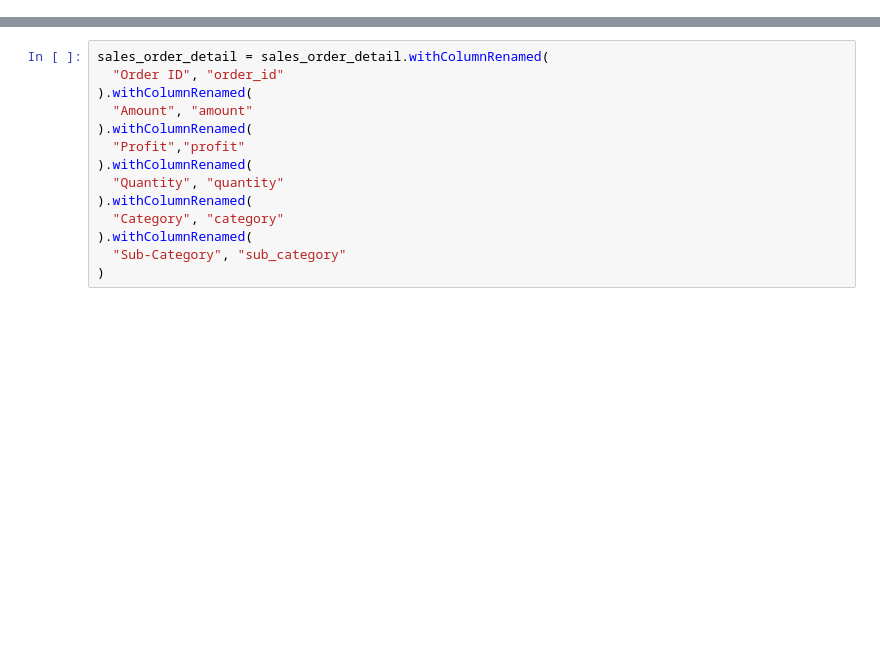
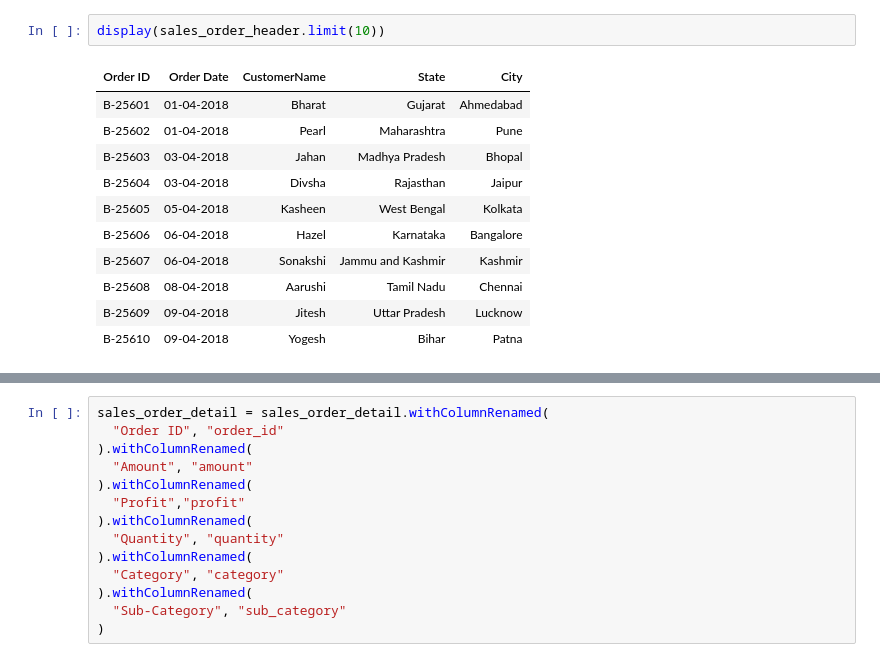
Before and after one commit to gaya3dk/dtuworkshop, a Jupyter notebook: dtu_data_engineering.ipynb, the cells around one changed output, grey strips where cells are left out. Cells and saved outputs as stored; diff of their text form; blank space fills up the shorter version.

```diff
--- a/dtu_data_engineering.ipynb
+++ b/dtu_data_engineering.ipynb
@@ -13,0 +35,14 @@ sales_order_detail = spark.read.format("csv").option("header", "true").option("i
+# %%
+display(sales_order_header.limit(10))
+# %% [output]
+| Order ID | Order Date | CustomerName | State | City |
+| B-25601 | 01-04-2018 | Bharat | Gujarat | Ahmedabad |
+| B-25602 | 01-04-2018 | Pearl | Maharashtra | Pune |
+| B-25603 | 03-04-2018 | Jahan | Madhya Pradesh | Bhopal |
+| B-25604 | 03-04-2018 | Divsha | Rajasthan | Jaipur |
+| B-25605 | 05-04-2018 | Kasheen | West Bengal | Kolkata |
+| B-25606 | 06-04-2018 | Hazel | Karnataka | Bangalore |
+| B-25607 | 06-04-2018 | Sonakshi | Jammu and Kashmir | Kashmir |
+| B-25608 | 08-04-2018 | Aarushi | Tamil Nadu | Chennai |
+| B-25609 | 09-04-2018 | Jitesh | Uttar Pradesh | Lucknow |
+| B-25610 | 09-04-2018 | Yogesh | Bihar | Patna |
```
Also changed, not shown: parts of 26 cells of this notebook.
